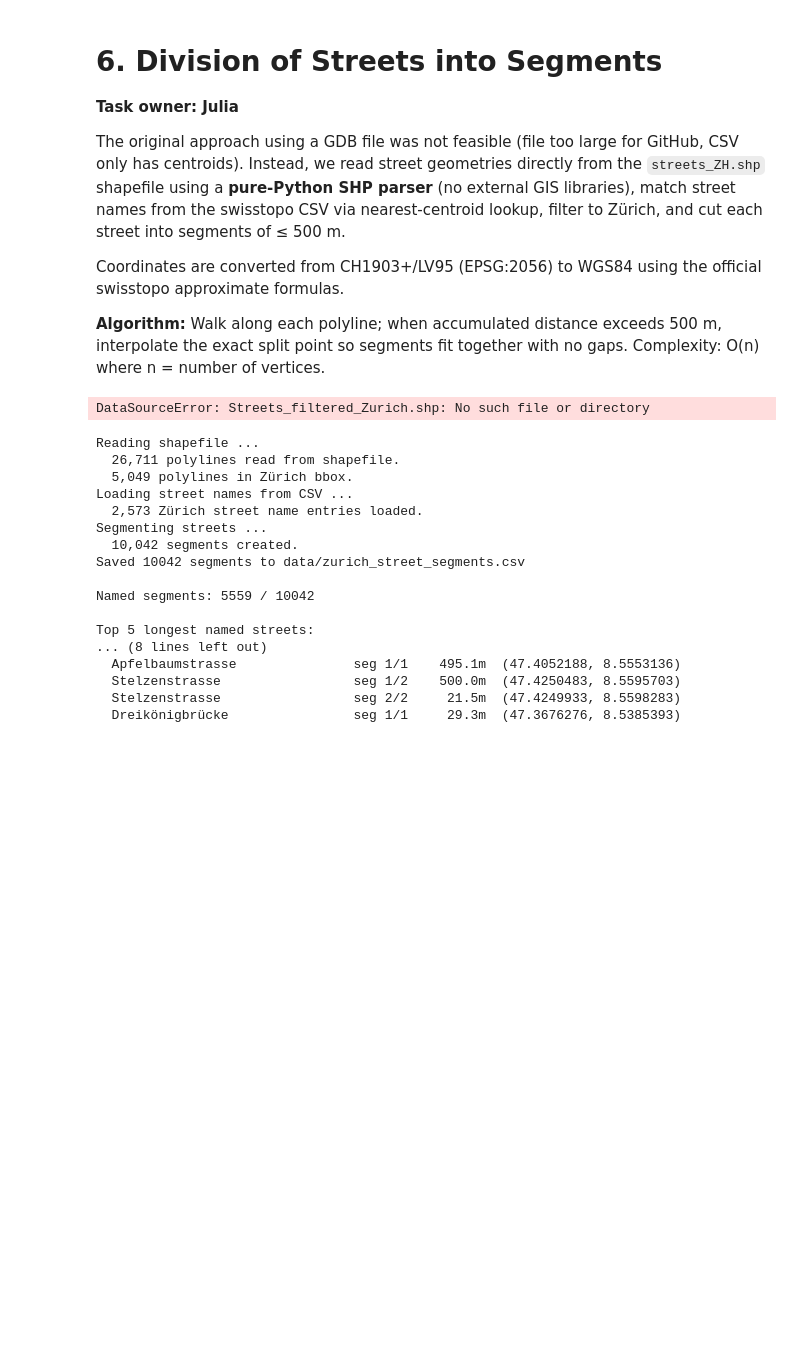
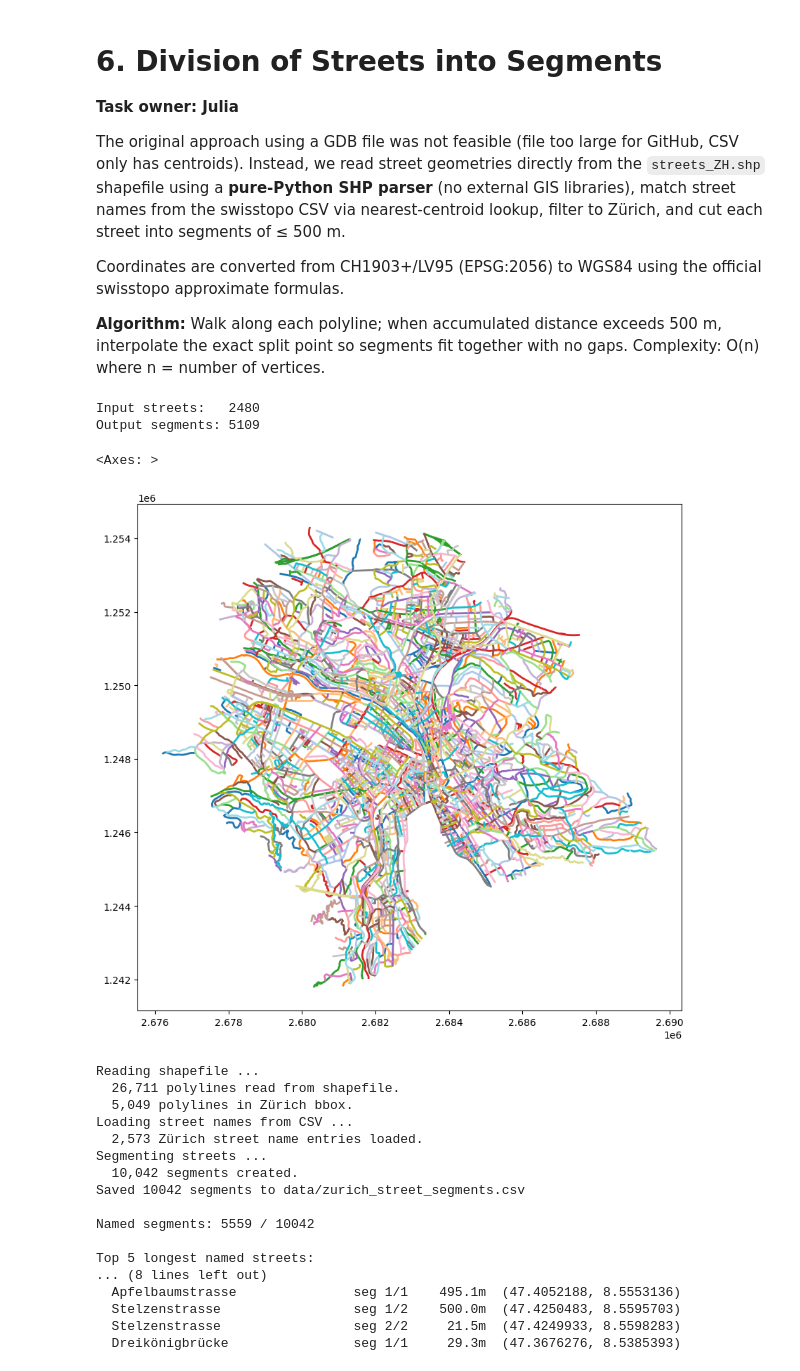
Before and after one commit to BeachBall2024/GEO-spa-algo, a Jupyter notebook: submission.ipynb, the cells around one changed output. Drawn from its saved outputs; the diff is of its cells as text; code cells hidden in the pictures; blank space fills up the shorter version.

```diff
--- a/submission.ipynb
+++ b/submission.ipynb
@@ -156,22 +156,27 @@ Coordinates are converted from CH1903+/LV95 (EPSG:2056) to WGS84 using the offic
 **Algorithm:** Walk along each polyline; when accumulated distance exceeds 500 m, interpolate the exact
 split point so segments fit together with no gaps. Complexity: O(n) where n = number of vertices.
 # %%
-import os
+# ── 0. Install & download ─────────────────────────────────────────────────────
+!pip install geopandas shapely -q
+
+!wget -q https://raw.githubusercontent.com/BeachBall2024/GEO-spa-algo/main/Streets_filtered_Zurich.shp
+!wget -q https://raw.githubusercontent.com/BeachBall2024/GEO-spa-algo/main/Streets_filtered_Zurich.dbf
+!wget -q https://raw.githubusercontent.com/BeachBall2024/GEO-spa-algo/main/Streets_filtered_Zurich.shx
+!wget -q https://raw.githubusercontent.com/BeachBall2024/GEO-spa-algo/main/Streets_filtered_Zurich.prj
+
+# ── 1. Imports ────────────────────────────────────────────────────────────────
 import geopandas as gpd
 from shapely.ops import substring
 
-# ── 1. Load shapefile ────────────────────────────────────────────────────────
-os.environ['SHAPE_RESTORE_SHX'] = 'YES'
-
+# ── 2. Load shapefile ─────────────────────────────────────────────────────────
 gdf = gpd.read_file('Streets_filtered_Zurich.shp')
 
-# ── 2. Configuration ─────────────────────────────────────────────────────────
-NAME_COLUMN    = 'STN_TEXT'  # street name column
-SEGMENT_LENGTH = 500         # metres
+# ── 3. Configuration ──────────────────────────────────────────────────────────
+NAME_COLUMN    = 'STN_TEXT'
+SEGMENT_LENGTH = 500
 
-# ── 3. Segmentation function ─────────────────────────────────────────────────
+# ── 4. Segmentation function ──────────────────────────────────────────────────
 def split_line(line, seg_len):
-    """Split a LineString into chunks of seg_len metres."""
     total = line.length
     segments = []
     start = 0.0
@@ -181,12 +186,10 @@ def split_line(line, seg_len):
         start = end
     return segments
 
-# ── 4. Apply segmentation (handles both LineString & MultiLineString) ─────────
+# ── 5. Apply segmentation ─────────────────────────────────────────────────────
 rows = []
 for _, row in gdf.iterrows():
-    geom = row.geometry
-
-    # Flatten MultiLineString into individual LineStrings
+    geom  = row.geometry
     parts = list(geom.geoms) if geom.geom_type == 'MultiLineString' else [geom]
 
     seg_counter = 0
@@ -196,38 +199,41 @@ for _, row in gdf.iterrows():
             for seg in split_line(part, SEGMENT_LENGTH):
                 new_row              = row.copy()
                 new_row.geometry     = seg
                 new_row['seg_id']    = seg_counter
                 new_row['seg_len_m'] = round(seg.length, 2)
                 rows.append(new_row)
                 seg_counter += 1
         else:
             new_row              = row.copy()
             new_row.geometry     = part
             new_row['seg_id']    = seg_counter
             new_row['seg_len_m'] = round(part.length, 2)
             rows.append(new_row)
             seg_counter += 1
 
-# ── 5. Save output ───────────────────────────────────────────────────────────
 result = gpd.GeoDataFrame(rows, crs=gdf.crs).reset_index(drop=True)
-result.to_file('Streets_segmented_Zurich.shp')
 
 print(f'Input streets:   {len(gdf)}')
 print(f'Output segments: {len(result)}')
-#%%
 
-#%%
+# ── 6. Show a sample of the dataframe ────────────────────────────────────────
+result[[NAME_COLUMN, 'seg_id', 'seg_len_m', 'Shape_Leng']].head(10)
+
+# ── 7. visualize in a map ────────────────────────────────────────────────────
 result['unique_id'] = result.index
 
 result.plot(
     column='unique_id',
     linewidth=2,
     cmap='tab20',
     figsize=(10, 10),
     legend=False
 )
 # %% [output]
-DataSourceError: Streets_filtered_Zurich.shp: No such file or directory
+Input streets:   2480
+Output segments: 5109
+<Axes: >
+[figure, added]
 # %%
 import csv, math
 from collections import defaultdict
```
